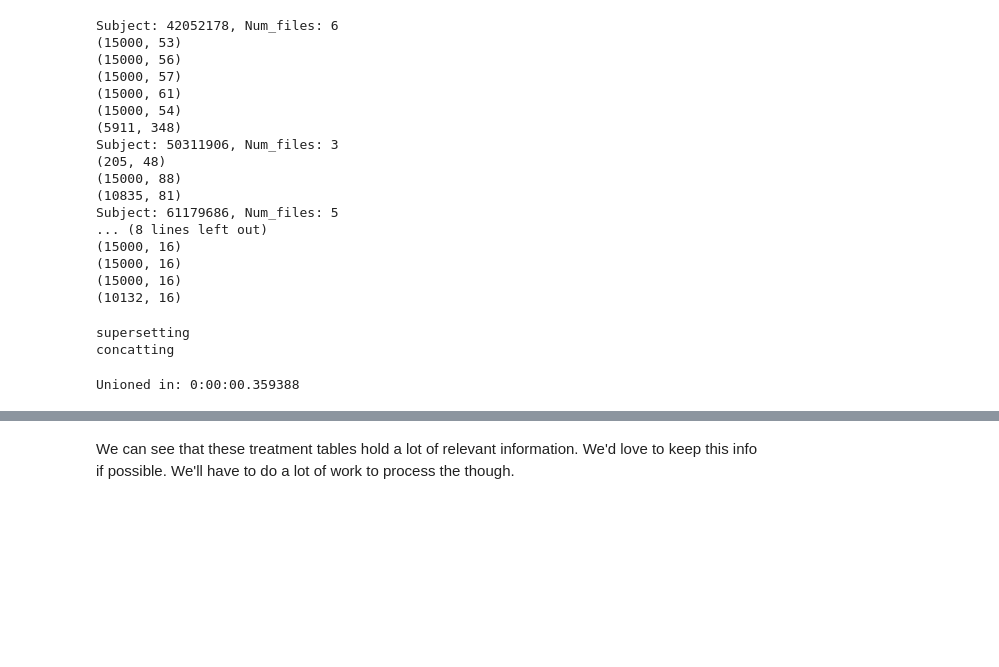
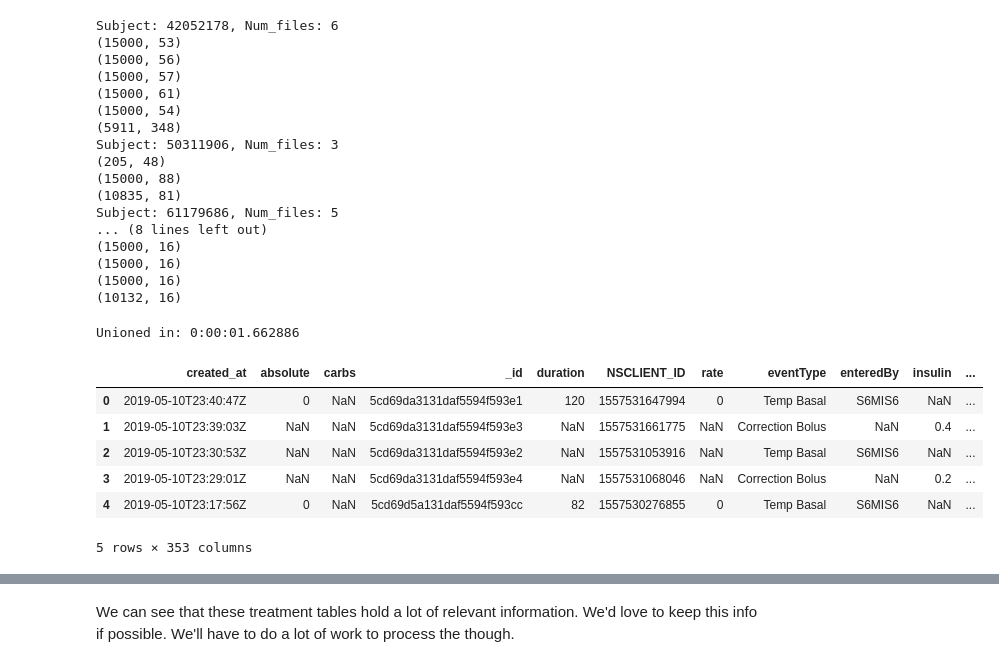
Before and after one commit to Spencer-Weston/BGPredict, a Jupyter notebook: Notebooks/AggregateNightScoutStatistics.ipynb, the cells around one changed output, grey strips where cells are left out. Drawn from its saved outputs; the diff is of its cells as text; code cells hidden in the pictures; blank space fills up the shorter version.

```diff
--- a/Notebooks/AggregateNightScoutStatistics.ipynb
+++ b/Notebooks/AggregateNightScoutStatistics.ipynb
@@ -151,24 +152,29 @@ Subject: 61179686, Num_files: 5
 (15000, 16)
 (10132, 16)
 # %%
-df_list = [df for df in ndt_dfs["42052178"]]
-superset = define_column_superset(df_list)
-print('supersetting')
-superset_dfs = [apply_superset(df, superset) for df in df_list]
-print('concatting')
-union_df = concat_dfs(superset_dfs)
-# union_df.describe()
+# df_list = [df for df in ndt_dfs["42052178"]]
+# superset = define_column_superset(df_list)
+# print('supersetting')
+# superset_dfs = [apply_superset(df, superset) for df in df_list]
+# print('concatting')
+# union_df = concat_dfs(superset_dfs)
+# # union_df.describe()
-# %% [output]
-supersetting
-concatting
 # %%
 test = [df.reset_index(drop=True) for df in superset_dfs]
 start = datetime.now()
 union_df = pd.concat(test, axis = 0)
 end = datetime.now()
 print("Unioned in:", end-start)
+union_df.head()
 # %% [output]
-Unioned in: 0:00:00.359388
+Unioned in: 0:00:01.662886
+|  | created_at | absolute | carbs | _id | duration | NSCLIENT_ID | rate | eventType | enteredBy | insulin | ... |
+| 0 | 2019-05-10T23:40:47Z | 0 | NaN | 5cd69da3131daf5594f593e1 | 120 | 1557531647994 | 0 | Temp Basal | S6MIS6 | NaN | ... |
+| 1 | 2019-05-10T23:39:03Z | NaN | NaN | 5cd69da3131daf5594f593e3 | NaN | 1557531661775 | NaN | Correction Bolus | NaN | 0.4 | ... |
+| 2 | 2019-05-10T23:30:53Z | NaN | NaN | 5cd69da3131daf5594f593e2 | NaN | 1557531053916 | NaN | Temp Basal | S6MIS6 | NaN | ... |
+| 3 | 2019-05-10T23:29:01Z | NaN | NaN | 5cd69da3131daf5594f593e4 | NaN | 1557531068046 | NaN | Correction Bolus | NaN | 0.2 | ... |
+| 4 | 2019-05-10T23:17:56Z | 0 | NaN | 5cd69d5a131daf5594f593cc | 82 | 1557530276855 | 0 | Temp Basal | S6MIS6 | NaN | ... |
+5 rows × 353 columns
 # %%
 ## Prints columns
 # cols = []
```
Also changed, not shown: parts of 37 cells of this notebook.
